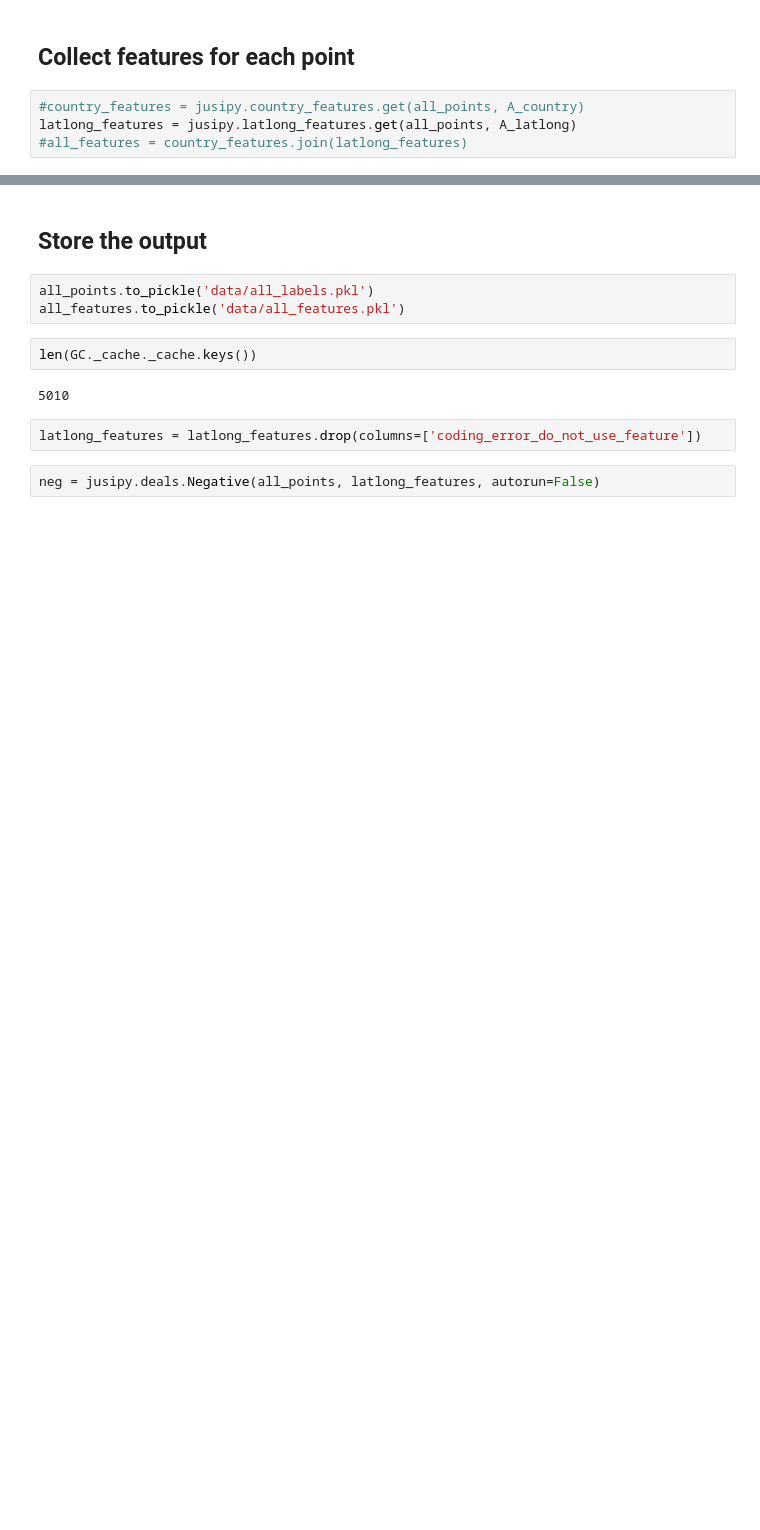
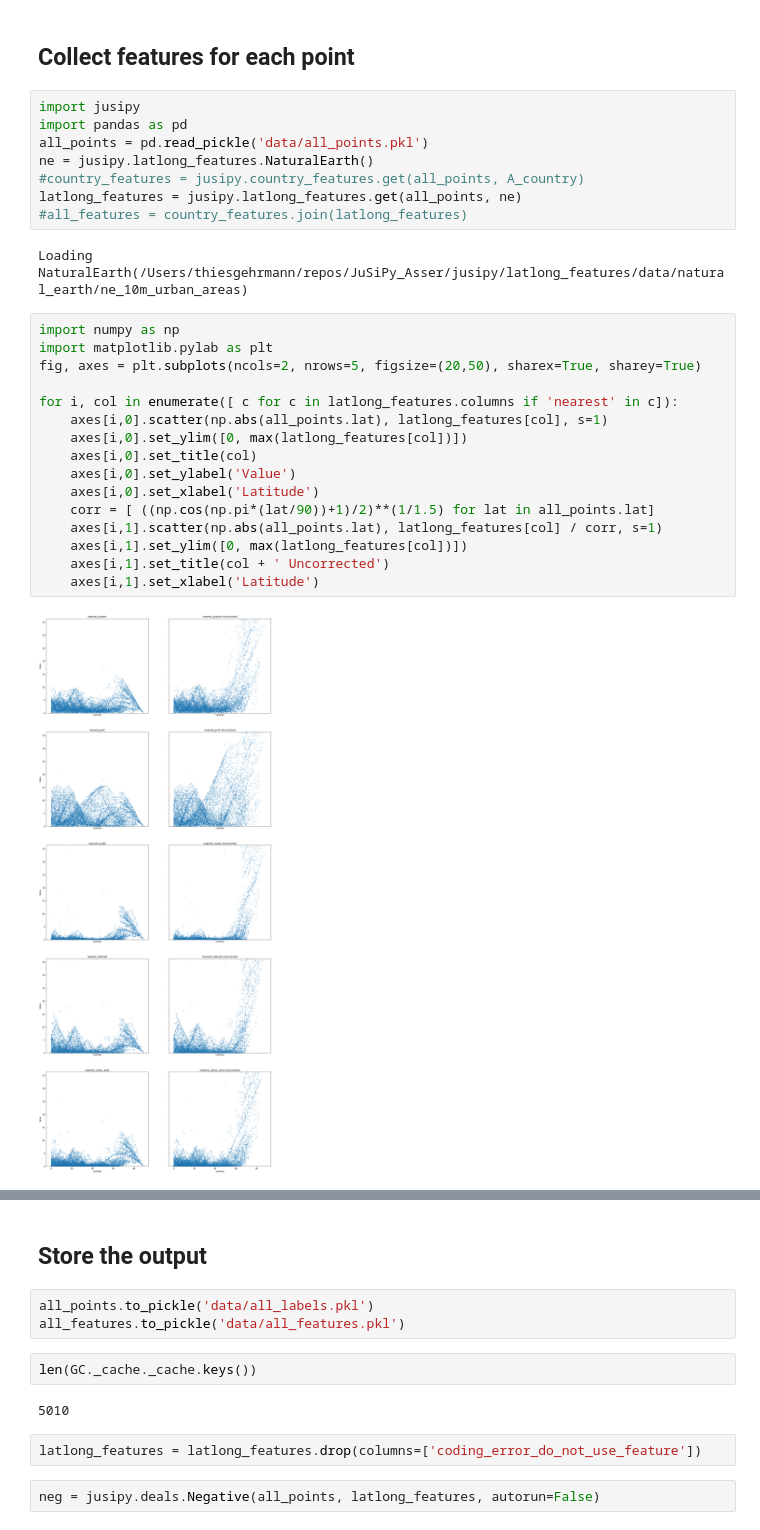
Before and after one commit to thiesgehrmann/JuSiPy_Asser, a Jupyter notebook: 1_pipeline_features.ipynb, the cells around one changed output, grey strips where cells are left out. Saved outputs shown, nothing was run; the diff lists cells and outputs as text; blank space fills up the shorter version.

Commit message:
Added correction factor for distances in NaturalEarth

```diff
--- a/1_pipeline_features.ipynb
+++ b/1_pipeline_features.ipynb
@@ -81,6 +63,30 @@ plt.scatter(all_points.long[all_points.random == 0], all_points.lat[all_points.r
 # %% [markdown]
 ## Collect features for each point
 # %%
+import jusipy
+import pandas as pd
+all_points = pd.read_pickle('data/all_points.pkl')
+ne = jusipy.latlong_features.NaturalEarth()
 #country_features = jusipy.country_features.get(all_points, A_country)
-latlong_features = jusipy.latlong_features.get(all_points, A_latlong)
+latlong_features = jusipy.latlong_features.get(all_points, ne)
 #all_features = country_features.join(latlong_features)
+# %% [output]
+Loading NaturalEarth(/Users/thiesgehrmann/repos/JuSiPy_Asser/jusipy/latlong_features/data/natural_earth/ne_10m_urban_areas)
+# %%
+import numpy as np
+import matplotlib.pylab as plt
+fig, axes = plt.subplots(ncols=2, nrows=5, figsize=(20,50), sharex=True, sharey=True)
+
+for i, col in enumerate([ c for c in latlong_features.columns if 'nearest' in c]):
+    axes[i,0].scatter(np.abs(all_points.lat), latlong_features[col], s=1)
+    axes[i,0].set_ylim([0, max(latlong_features[col])])
+    axes[i,0].set_title(col)
+    axes[i,0].set_ylabel('Value')
+    axes[i,0].set_xlabel('Latitude')
+    corr = [ ((np.cos(np.pi*(lat/90))+1)/2)**(1/1.5) for lat in all_points.lat]
+    axes[i,1].scatter(np.abs(all_points.lat), latlong_features[col] / corr, s=1)
+    axes[i,1].set_ylim([0, max(latlong_features[col])])
+    axes[i,1].set_title(col + ' Uncorrected')
+    axes[i,1].set_xlabel('Latitude')
+# %% [output]
+[figure, added]
```
Also changed, not shown: parts of 7 cells of this notebook, 2 other files.
